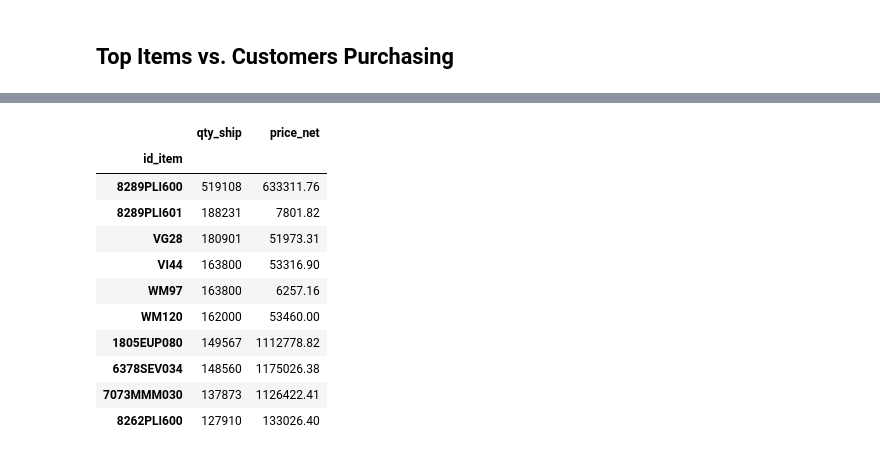
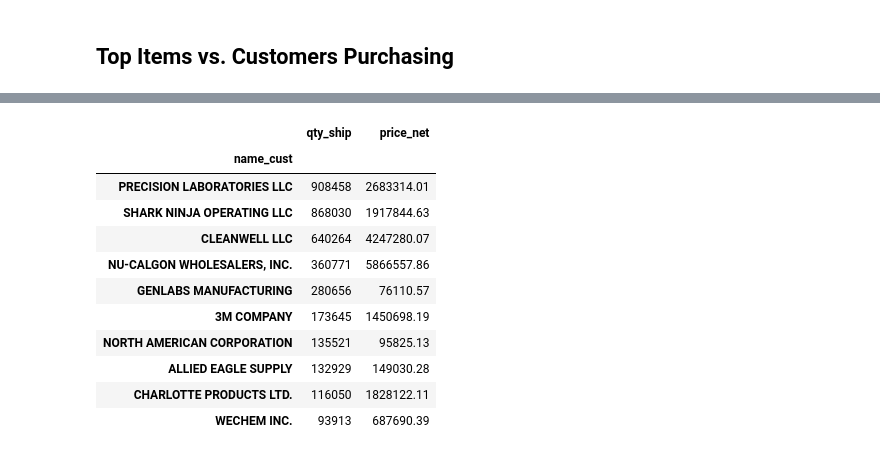
Before and after one commit to aadeba5/Project1, a Jupyter notebook: Nuance_Kayla.ipynb, the cells around one changed output, grey strips where cells are left out. Drawn from its saved outputs; the diff is of its cells as text; code cells hidden in the pictures.

```diff
--- a/Nuance_Kayla.ipynb
+++ b/Nuance_Kayla.ipynb
@@ -54,17 +154,17 @@ top_items_df_2019.sort_values(by='qty_ship',
 # %%
-top_items_2020 = twenty_20_sales.groupby(["id_item"]).sum()
-top_items_2020.sort_values(by='qty_ship',
-                      ascending=False).head(10)
+customers_df_2020 = twenty_20_sales.groupby(["name_cust"]).sum().sort_values(by='qty_ship',
+                      ascending=False)
+customers_df_2020.head(10)
 # %% [output]
 |  | qty_ship | price_net |
-| id_item |  |  |
-| 8289PLI600 | 519108 | 633311.76 |
-| 8289PLI601 | 188231 | 7801.82 |
-| VG28 | 180901 | 51973.31 |
-| VI44 | 163800 | 53316.90 |
-| WM97 | 163800 | 6257.16 |
-| WM120 | 162000 | 53460.00 |
-| 1805EUP080 | 149567 | 1112778.82 |
-| 6378SEV034 | 148560 | 1175026.38 |
-| 7073MMM030 | 137873 | 1126422.41 |
-| 8262PLI600 | 127910 | 133026.40 |
+| name_cust |  |  |
+| PRECISION LABORATORIES LLC | 908458 | 2683314.01 |
+| SHARK NINJA OPERATING LLC | 868030 | 1917844.63 |
+| CLEANWELL LLC | 640264 | 4247280.07 |
+| NU-CALGON WHOLESALERS, INC. | 360771 | 5866557.86 |
+| GENLABS MANUFACTURING | 280656 | 76110.57 |
+| 3M COMPANY | 173645 | 1450698.19 |
+| NORTH AMERICAN CORPORATION | 135521 | 95825.13 |
+| ALLIED EAGLE SUPPLY | 132929 | 149030.28 |
+| CHARLOTTE PRODUCTS LTD. | 116050 | 1828122.11 |
+| WECHEM INC. | 93913 | 687690.39 |
```
Also changed, not shown: parts of 13 cells of this notebook.
